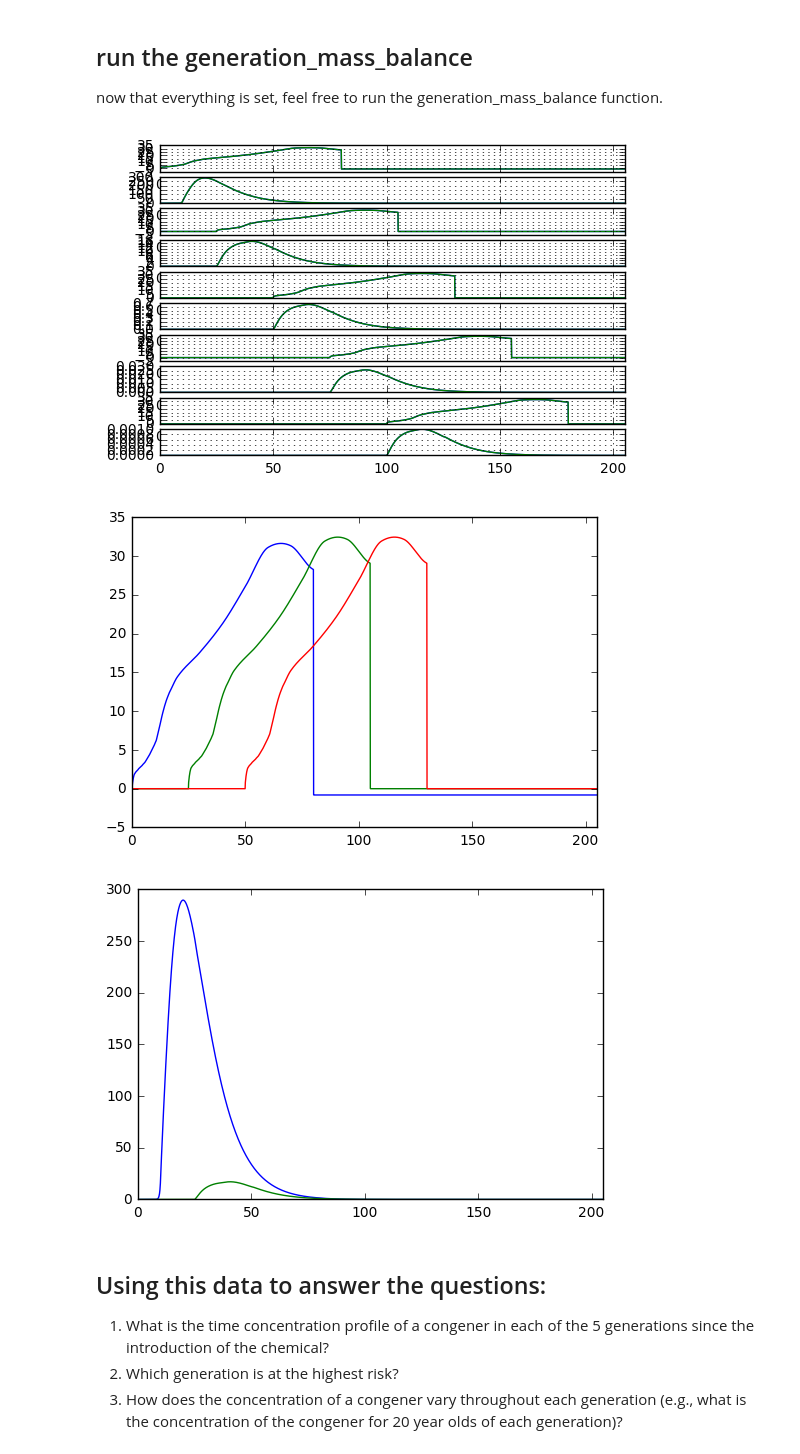
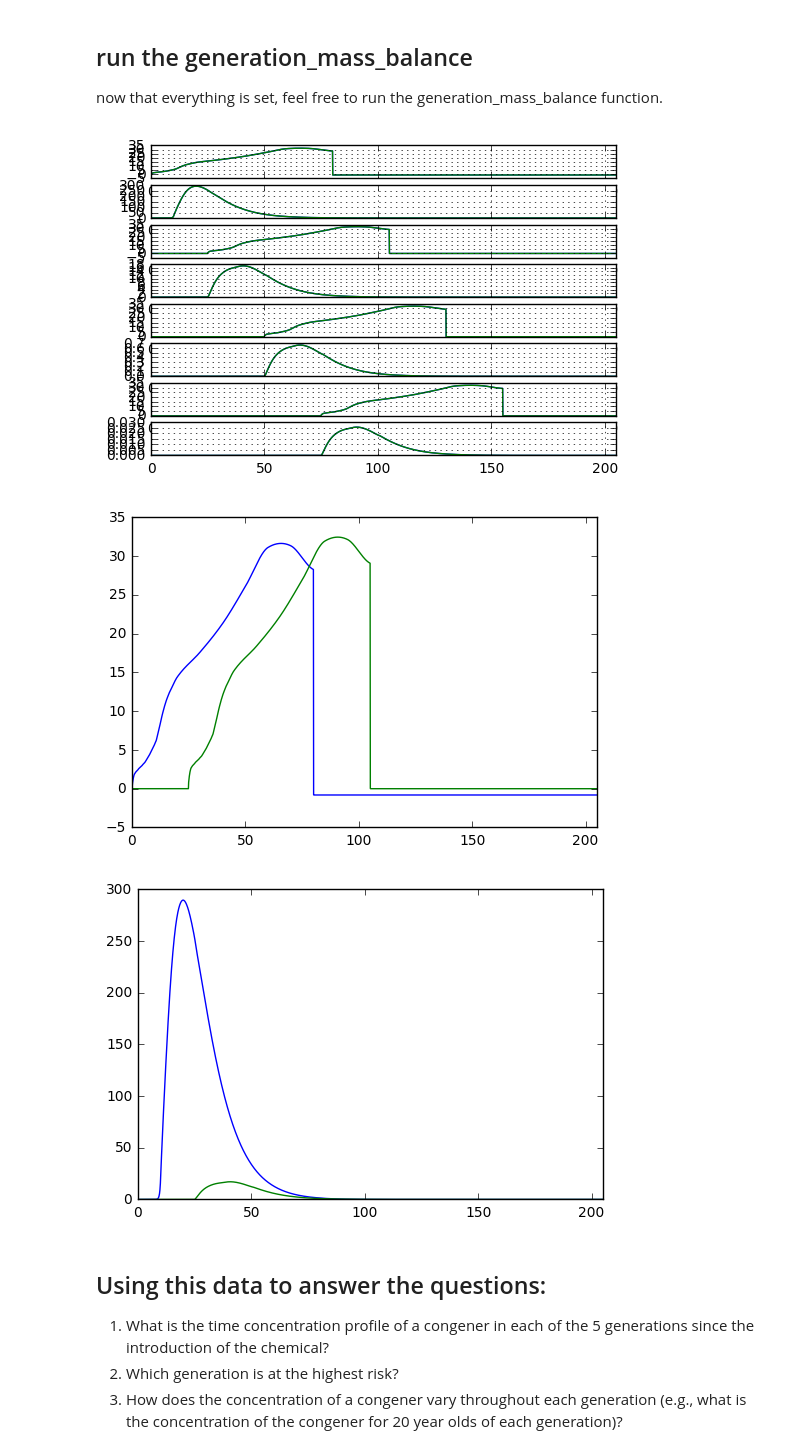
Before and after one commit to PandaStabber/pbpk_breastmilk, a Jupyter notebook: pk_milk_basic_functionality_example.ipynb, the cells around one changed output. Saved outputs shown, nothing was run; the diff lists cells and outputs as text; code cells hidden in the pictures.

```diff
--- a/pk_milk_basic_functionality_example.ipynb
+++ b/pk_milk_basic_functionality_example.ipynb
@@ -40,6 +40,6 @@ In this example, let's solve some problems:
 4. assume that the 1st order kinetic elimination coefficient is log(2)/5 [1/years]. Note: k_elim can also be calculated for each congener, which will be demonstrated.
 5. assume that there are 2 ode's per generation: one for fat mass and one for chemical in fat mass.
 # %%
-pk_milk_base = pk_milk(gens=5, y_start=0, y_end=205,lifespan=80,
+pk_milk_base = pk_milk(gens=4, y_start=0, y_end=205,lifespan=80,
                        brth_age = 25, average_lact_time=[10/12]*5,
                       k_lac=[1e-2] * 5, k_elim=[np.log(2) / 5] * 5)
@@ -190,23 +192,23 @@ now that everything is set, feel free to run the generation_mass_balance functio
 # %%
 # run the generation mass balance. Turn on quickplot to just plot the data.
 pk_milk_base.generation_mass_balance(quickplot = True)
 
 # data can also be extracted by calling the dydt_solution function for each mass balance:
 
 # plot only the mass compartments for each generation
-for gen in range(0, pk_milk_base.gens)[::2]:
+for gen in range(0, pk_milk_base.gens)[0::2]:
     plt.plot(x_simulation, pk_milk_base.dydt_solution[gen][:])
     plt.xlim(x_simulation[0],x_simulation[-1])
 plt.show()
 
 # plot only the chemical mass compartments for each generation
 for gen in range(0, pk_milk_base.gens)[1::2]:
     plt.plot(x_simulation, pk_milk_base.dydt_solution[gen][:])
     plt.xlim(x_simulation[0],x_simulation[-1])
 plt.show()
 # %% [output]
-[figure, old version]
+[figure, new version]
-[figure, old version]
+[figure, new version]
 [figure]
 # %% [markdown]
 ## Using this data to answer the questions:
```
Also changed, not shown: parts of 3 cells of this notebook, 3 other files.
